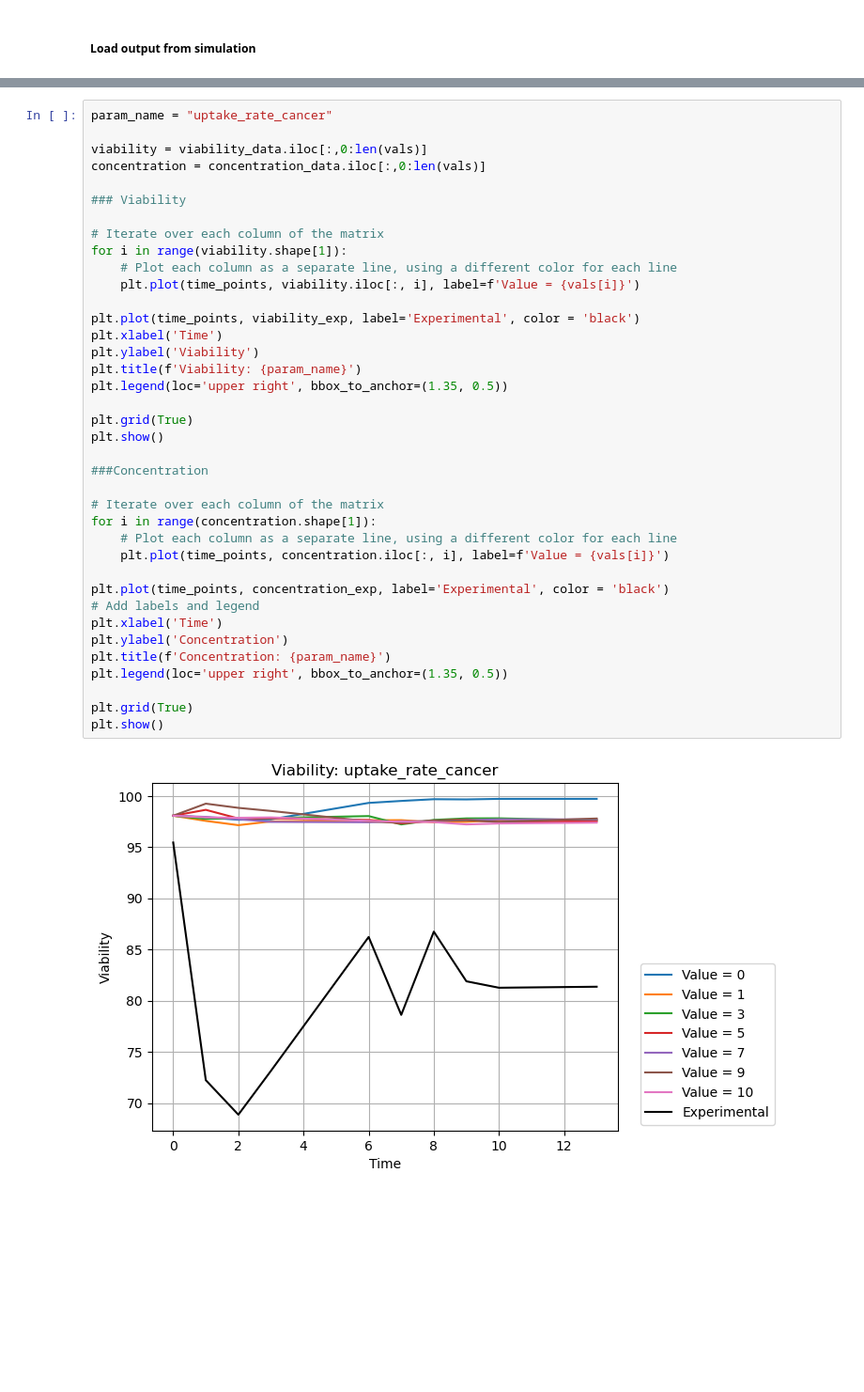
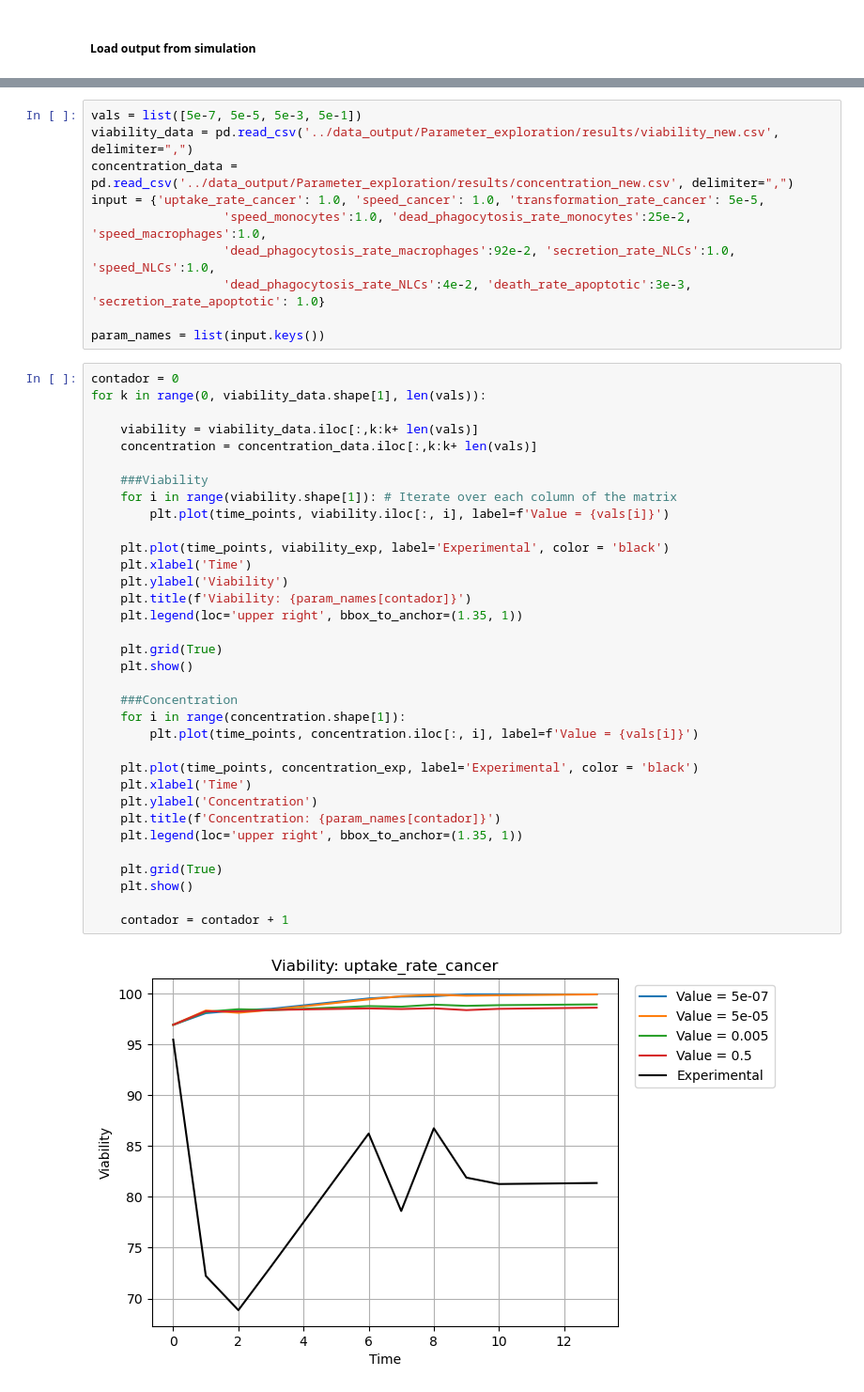
Before and after one commit to mhurtado13/NLC-CLL_HPC_exploration, a Jupyter notebook: Physicell_NLCs-CLL/scripts/Param_analysis.ipynb, the cells around one changed output, grey strips where cells are left out. Shown at 94% size. Saved outputs shown, nothing was run; the diff lists cells and outputs as text; blank space fills up the shorter version.

Commit message:
Last results param exploration

```diff
--- a/Physicell_NLCs-CLL/scripts/Param_analysis.ipynb
+++ b/Physicell_NLCs-CLL/scripts/Param_analysis.ipynb
@@ -20,40 +38,46 @@ vals = [0, 1, 3, 5, 7, 9, 10]
+# %%
+vals = list([5e-7, 5e-5, 5e-3, 5e-1])
+viability_data = pd.read_csv('../data_output/Parameter_exploration/results/viability_new.csv', delimiter=",")
+concentration_data = pd.read_csv('../data_output/Parameter_exploration/results/concentration_new.csv', delimiter=",")
+input = {'uptake_rate_cancer': 1.0, 'speed_cancer': 1.0, 'transformation_rate_cancer': 5e-5,
+                  'speed_monocytes':1.0, 'dead_phagocytosis_rate_monocytes':25e-2, 'speed_macrophages':1.0,
+                  'dead_phagocytosis_rate_macrophages':92e-2, 'secretion_rate_NLCs':1.0, 'speed_NLCs':1.0,
+                  'dead_phagocytosis_rate_NLCs':4e-2, 'death_rate_apoptotic':3e-3, 'secretion_rate_apoptotic': 1.0}
+
+param_names = list(input.keys())
 # %%
-param_name = "uptake_rate_cancer"
+contador = 0
+for k in range(0, viability_data.shape[1], len(vals)):
 
-viability = viability_data.iloc[:,0:len(vals)]
-concentration = concentration_data.iloc[:,0:len(vals)]
+    viability = viability_data.iloc[:,k:k+ len(vals)]
+    concentration = concentration_data.iloc[:,k:k+ len(vals)]
 
-### Viability
+    ###Viability
+    for i in range(viability.shape[1]): # Iterate over each column of the matrix
+        plt.plot(time_points, viability.iloc[:, i], label=f'Value = {vals[i]}')
 
-# Iterate over each column of the matrix
-for i in range(viability.shape[1]):
-    # Plot each column as a separate line, using a different color for each line
-    plt.plot(time_points, viability.iloc[:, i], label=f'Value = {vals[i]}')
+    plt.plot(time_points, viability_exp, label='Experimental', color = 'black')
+    plt.xlabel('Time')
+    plt.ylabel('Viability')
+    plt.title(f'Viability: {param_names[contador]}')
+    plt.legend(loc='upper right', bbox_to_anchor=(1.35, 1))
 
-plt.plot(time_points, viability_exp, label='Experimental', color = 'black')
-plt.xlabel('Time')
-plt.ylabel('Viability')
-plt.title(f'Viability: {param_name}')
-plt.legend(loc='upper right', bbox_to_anchor=(1.35, 0.5))
+    plt.grid(True)
+    plt.show()
 
-plt.grid(True)
-plt.show()
+    ###Concentration
+    for i in range(concentration.shape[1]):
+        plt.plot(time_points, concentration.iloc[:, i], label=f'Value = {vals[i]}')
 
-###Concentration
+    plt.plot(time_points, concentration_exp, label='Experimental', color = 'black')
+    plt.xlabel('Time')
+    plt.ylabel('Concentration')
+    plt.title(f'Concentration: {param_names[contador]}')
+    plt.legend(loc='upper right', bbox_to_anchor=(1.35, 1))
 
-# Iterate over each column of the matrix
-for i in range(concentration.shape[1]):
-    # Plot each column as a separate line, using a different color for each line
-    plt.plot(time_points, concentration.iloc[:, i], label=f'Value = {vals[i]}')
+    plt.grid(True)
+    plt.show()
 
-plt.plot(time_points, concentration_exp, label='Experimental', color = 'black')
-# Add labels and legend
-plt.xlabel('Time')
-plt.ylabel('Concentration')
-plt.title(f'Concentration: {param_name}')
-plt.legend(loc='upper right', bbox_to_anchor=(1.35, 0.5))
-
-plt.grid(True)
-plt.show()
+    contador = contador + 1
 # %% [output]
-[figure, old version]
+[figure, new version]
```
Also changed, not shown: parts of 15 cells of this notebook, 2 other files.
